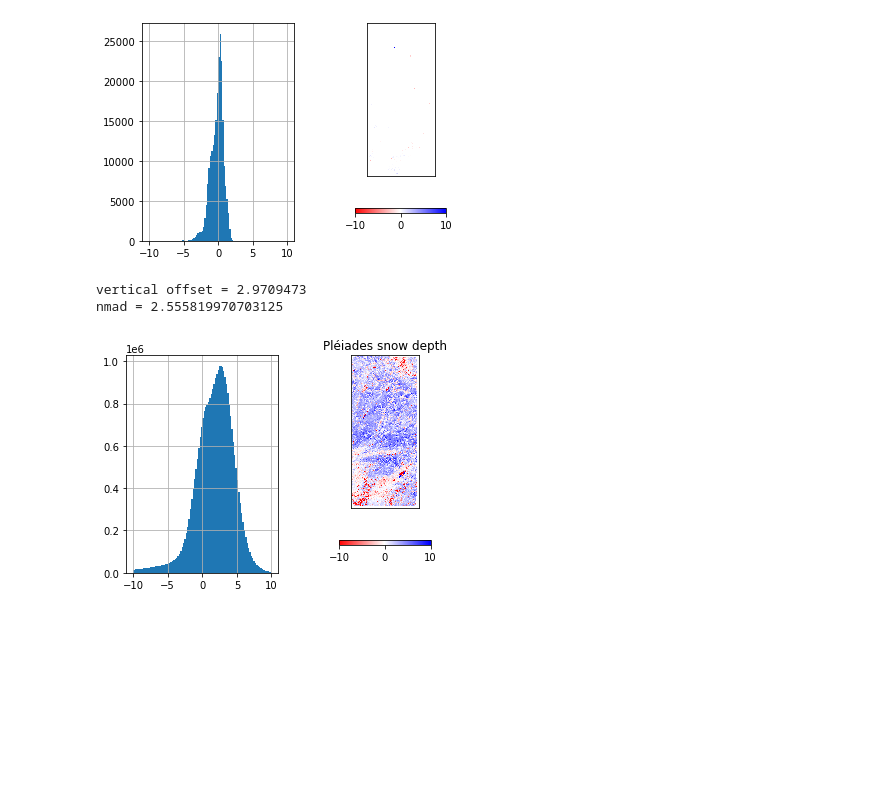
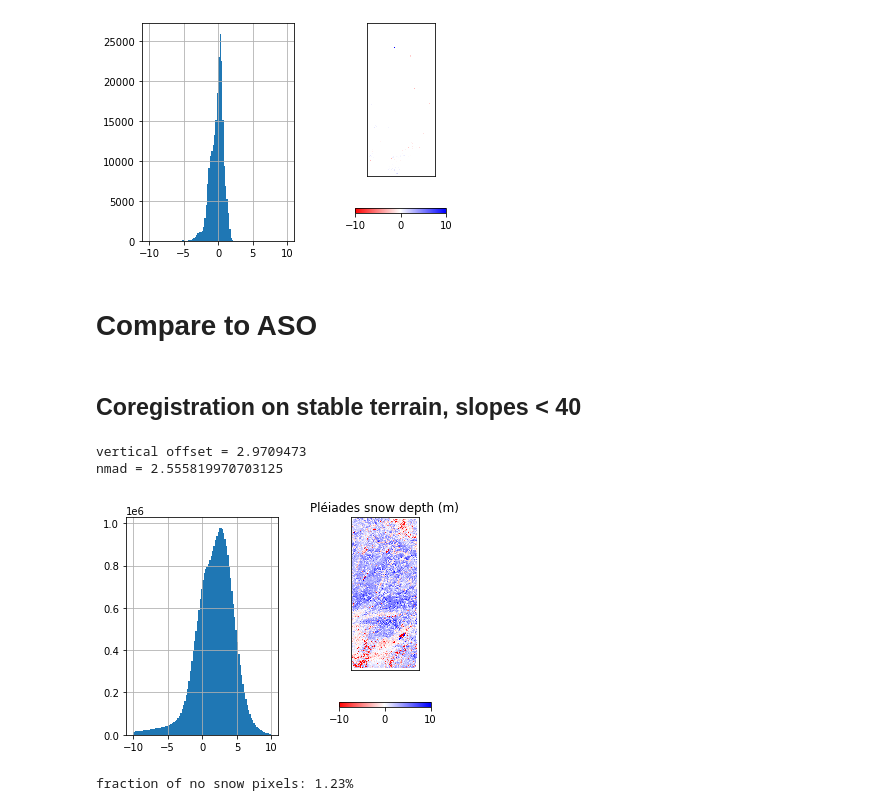
Before and after one commit to sgascoin/notebooks, a Jupyter notebook: checkAlignTuo2may.ipynb, the cells around one changed output. Cells and saved outputs as stored; diff of their text form; code cells hidden in the pictures; blank space fills up the shorter version.

Commit message:
check results on all slopes

```diff
--- a/checkAlignTuo2may.ipynb
+++ b/checkAlignTuo2may.ipynb
@@ -221,12 +224,24 @@ dZ = diffDEM(Ztmp,Zs40)
 vertical offset = 2.9709473
 nmad = 0.846631201171875
 [figure]
+# %% [markdown]
+# Compare to ASO
+# %% [markdown]
+## Coregistration on stable terrain, slopes < 40
 # %%
 # Apply shift to winter DEM
 ZwOns = shiftDEM(Zwc,shiftX,shiftY)
 dZ = diffDEM(ZwOns,Zs,userzoff=True, zoff=2.9709473)
-plt.title("Pléiades snow depth");
+plt.title("Pléiades snow depth (m)");
 # %% [output]
 vertical offset = 2.9709473
 nmad = 2.555819970703125
-[figure, old version]
+[figure, new version]
+# %%
+# Set snow depth to zero where no snow
+# shift maskS
+Mshifted = shiftDEM(M,shiftX,shiftY)
+print('fraction of no snow pixels: {:.2f}%'.format(100*np.nansum(Mshifted)/Mshifted.size))
+dZM = np.where(Mshifted==1,0,dZ)
+# %% [output]
+fraction of no snow pixels: 1.23%
```
Also changed, not shown: parts of 31 cells of this notebook.
